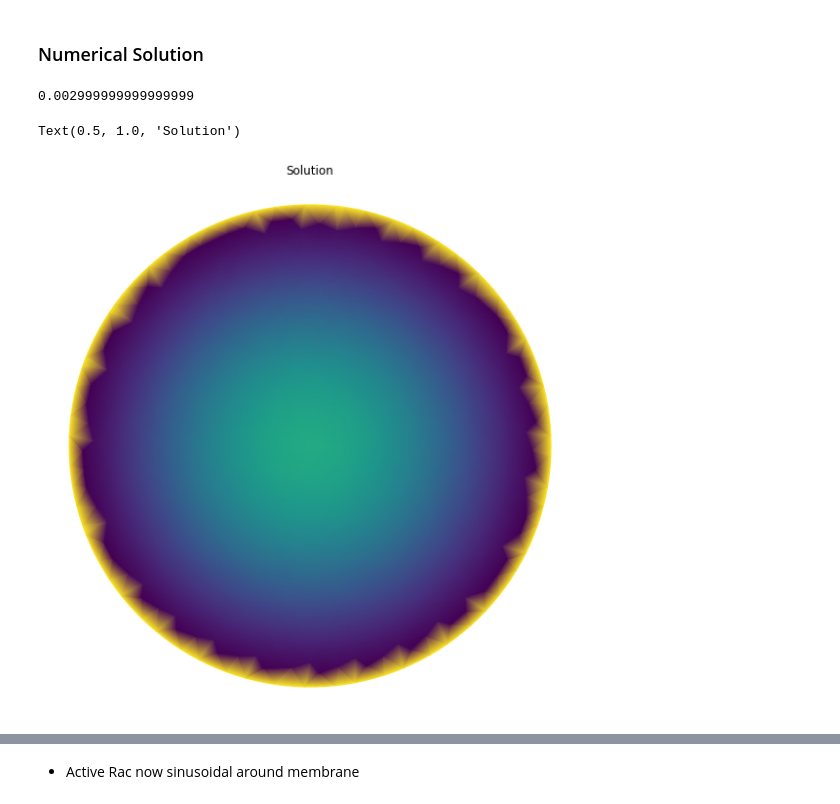
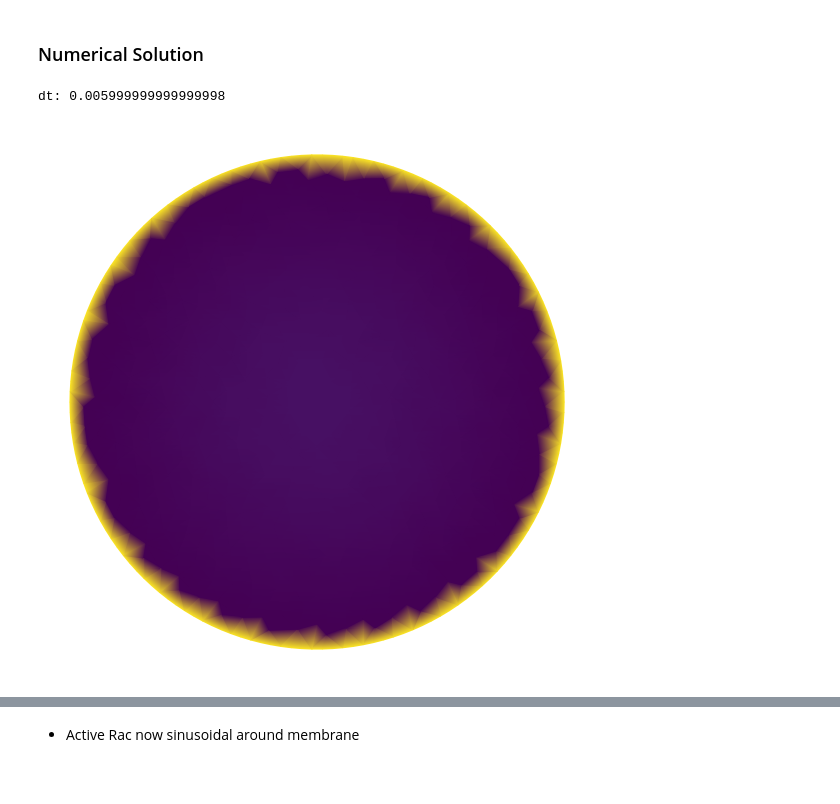
Before and after one commit to JamieJQuinn/gfp-simulator-9000, a Jupyter notebook: Kinetic Boundaries.ipynb, the cells around one changed output, grey strips where cells are left out. Saved outputs shown, nothing was run; the diff lists cells and outputs as text; code cells hidden in the pictures; blank space fills up the shorter version.

```diff
--- a/Kinetic Boundaries.ipynb
+++ b/Kinetic Boundaries.ipynb
@@ -107,53 +103,51 @@ def print_change(u0, u, ub):
     total_after = mesh.integrate(u) + mesh.integrate_around_edge(boundary.bound_gfp)
     print("Change in total GFP:", total_after - total_before)
 
-total_time = 1.0 # in seconds
+total_time = 2.0 # in seconds
 total_steps = 100
 T = total_time/T0
 dt = T/total_steps
-print(dt)
+print("dt:", dt)
 t = 0.0
 
 # Set active Rac
 boundary = Boundary(mesh.n_vertices)
 for index in mesh.boundary_vertices:
     boundary.active_rac[index] = conc_rac*ACTIVE_RAC
-#     theta = theta_from_vertex(mesh.get_pos(index))
-#     if theta > 0:
-#         boundary.active_rac[index] = conc_rac*1e-1*np.sin(theta)**2
-#     else:
-#         boundary.active_rac[index] = conc_rac*1.2e-1*np.sin(theta)**2
-
 
 # Initial conditions
 u_prev = set_initial_conditions(mesh)
 
 # Assemble matrices
 stiffness = mesh.assemble_stiffness()
 mass = mesh.assemble_mass()
 force_vector = np.zeros(mesh.n_vertices) # No reaction term within cell body
 
 # Solve
 lhs_matrix = dt*stiffness + mass
 
+u_list = []
+
 while t<T:
     boundary_values = generate_boundary_values(mesh, boundary, u_prev)
     boundary_vector = mesh.assemble_von_neumann_boundary(boundary_values)
 
     rhs_vector = dt*(force_vector + boundary_vector) + mass.dot(u_prev)
     u_next = np.linalg.solve(lhs_matrix, rhs_vector)
     u_prev[:] = u_next[:]
 
     boundary.update_bound(u_prev, dt, mesh.boundary_vertices)
+
+    u_list.append(np.zeros_like(u_prev))
+    u_list[-1][:] = u_prev[:] + boundary.bound_gfp[:]
+
     t+=dt
 
 soln = u_next + boundary.bound_gfp
 
-# Plot
 fig, ax = plt.subplots(1, 1, figsize=(10,10))
 mesh.plot(soln, ax)
-ax.set_title('Solution')
+plt.show()
 # %% [output]
-0.002999999999999999
+dt: 0.005999999999999998
-Text(0.5, 1.0, 'Solution')
-[figure, old version]
+[figure, new version]
```
Also changed, not shown: parts of 3 cells of this notebook.
